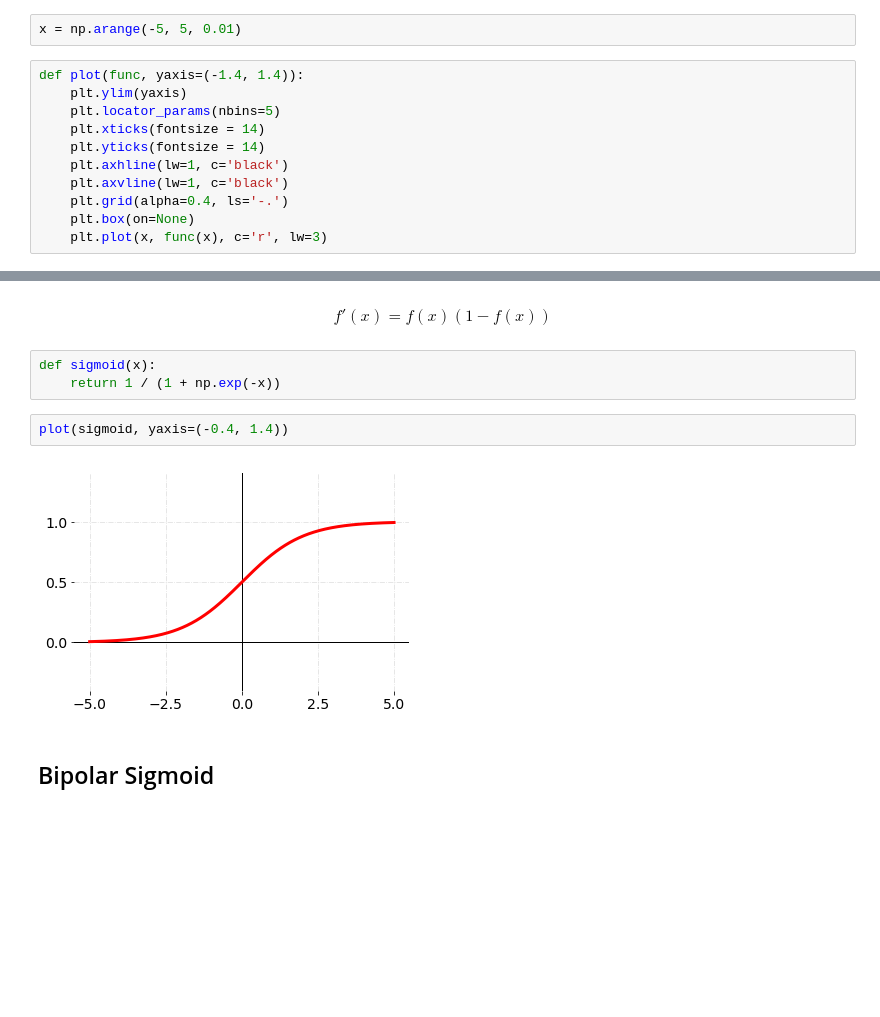
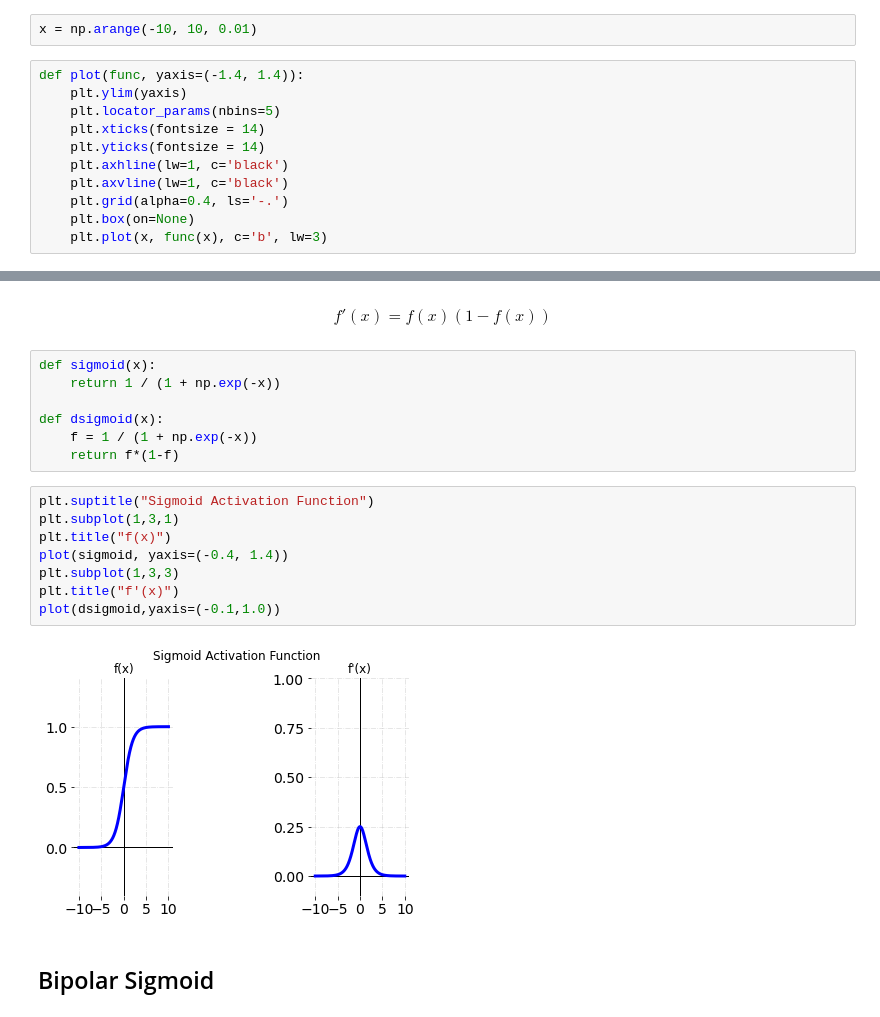
Before and after one commit to siebenrock/activation-functions, a Jupyter notebook: activation_functions.ipynb, the cells around one changed output, grey strips where cells are left out. Drawn from its saved outputs; the diff is of its cells as text; blank space fills up the shorter version.

Commit message:
Updated with derivation plot of activation

```diff
--- a/activation_functions.ipynb
+++ b/activation_functions.ipynb
@@ -5,7 +5,7 @@ import numpy as np
 import matplotlib.pyplot as plt
 %matplotlib inline
 # %%
-x = np.arange(-5, 5, 0.01)
+x = np.arange(-10, 10, 0.01)
 # %%
 def plot(func, yaxis=(-1.4, 1.4)):
     plt.ylim(yaxis)
@@ -16,7 +16,7 @@ def plot(func, yaxis=(-1.4, 1.4)):
     plt.axvline(lw=1, c='black')
     plt.grid(alpha=0.4, ls='-.')
     plt.box(on=None)
-    plt.plot(x, func(x), c='r', lw=3)
+    plt.plot(x, func(x), c='b', lw=3)
 # %% [markdown]
 ## Binary Step
 # %% [markdown]
@@ -110,10 +110,20 @@ $$
 # %%
 def sigmoid(x):
     return 1 / (1 + np.exp(-x))
+
+def dsigmoid(x):
+    f = 1 / (1 + np.exp(-x))
+    return f*(1-f)
-# %%
-plot(sigmoid, yaxis=(-0.4, 1.4))
-# %% [output]
-[figure, removed]
+# %%
+plt.suptitle("Sigmoid Activation Function")
+plt.subplot(1,3,1)
+plt.title("f(x)")
+plot(sigmoid, yaxis=(-0.4, 1.4))
+plt.subplot(1,3,3)
+plt.title("f'(x)")
+plot(dsigmoid,yaxis=(-0.1,1.0))
+# %% [output]
+[figure, added]
 # %% [markdown]
 ## Bipolar Sigmoid
 # %% [markdown]
```
Also changed, not shown: parts of 25 cells of this notebook, 12 other files.
